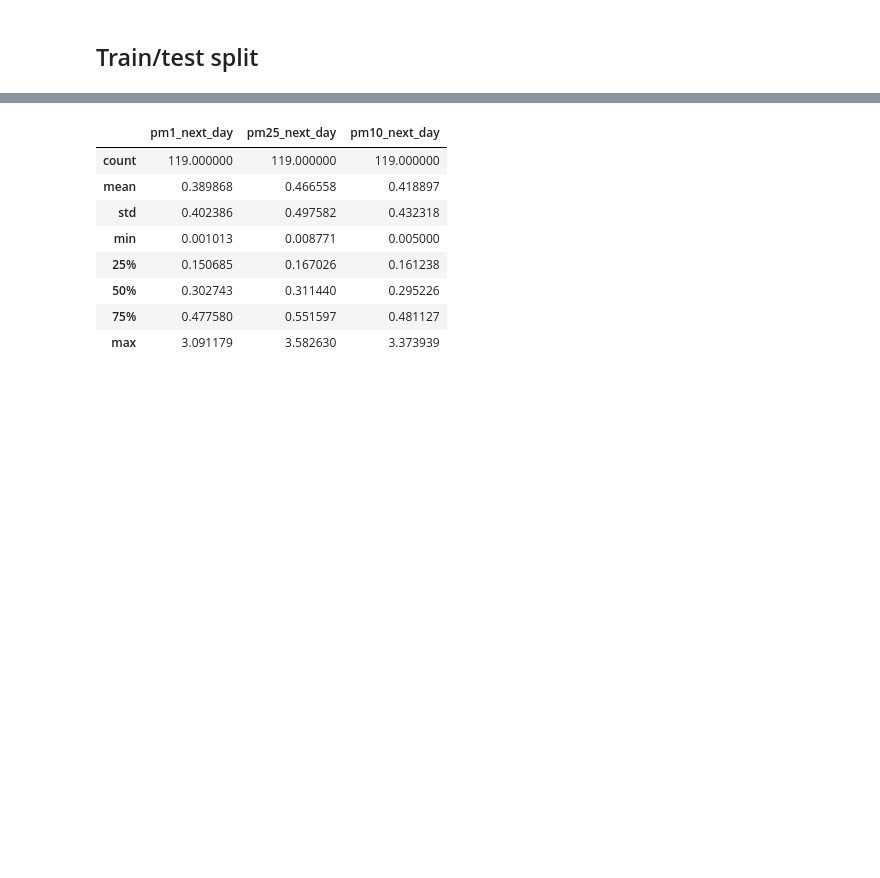
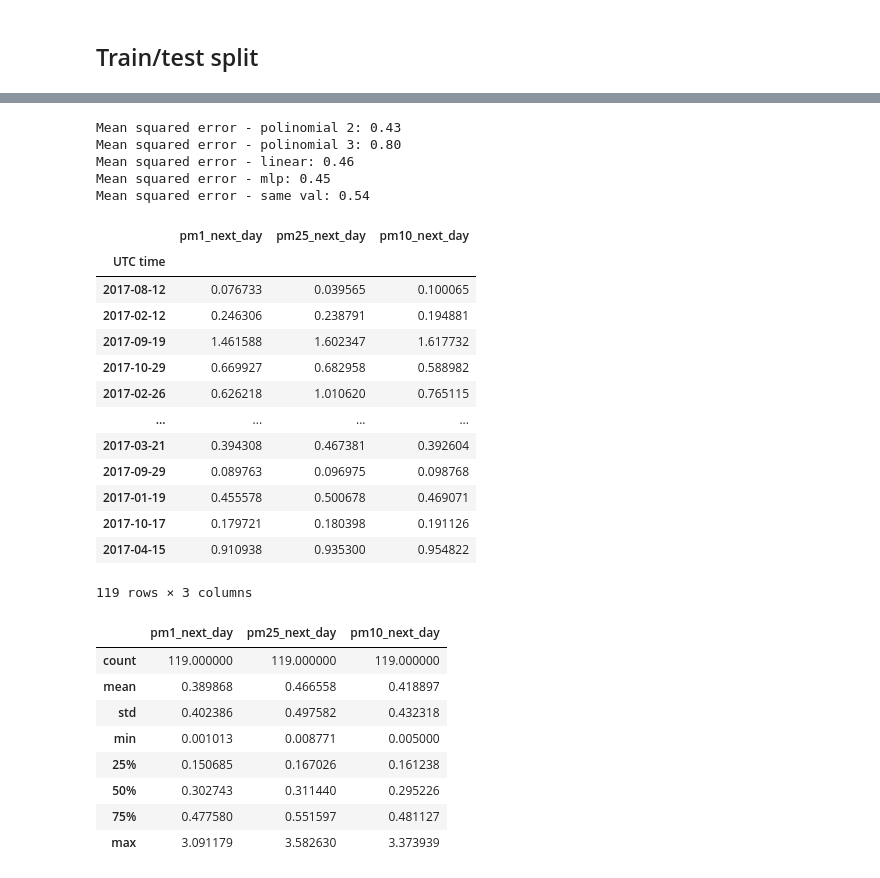
Before and after one commit to grzechup/mow2, a Jupyter notebook: sensor_212.ipynb, the cells around one changed output, grey strips where cells are left out. Drawn from its saved outputs; the diff is of its cells as text; code cells hidden in the pictures; blank space fills up the shorter version.

```diff
--- a/snsor_212.ipynb
+++ b/sensor_212.ipynb
@@ -124,5 +165,38 @@ Coefficient of determination: 0.60
+# %%
+print('Mean squared error - polinomial 2: %.2f' % mean_squared_error(y_test, y_pred_pol2))
+
+print('Mean squared error - polinomial 3: %.2f' % mean_squared_error(y_test, y_pred_pol3))
+
+print('Mean squared error - linear: %.2f' % mean_squared_error(y_test, y_pred_lin))
+
+print('Mean squared error - mlp: %.2f' % mean_squared_error(y_test, y_pred_mlp))
+
+print('Mean squared error - same val: %.2f' % mean_squared_error(y_test, y_pred_same_val))
+# %% [output]
+Mean squared error - polinomial 2: 0.43
+Mean squared error - polinomial 3: 0.80
+Mean squared error - linear: 0.46
+Mean squared error - mlp: 0.45
+Mean squared error - same val: 0.54
 # %%
 results = abs(y_test - y_pred) / y_test
+# %%
+results
+# %% [output]
+|  | pm1_next_day | pm25_next_day | pm10_next_day |
+| UTC time |  |  |  |
+| 2017-08-12 | 0.076733 | 0.039565 | 0.100065 |
+| 2017-02-12 | 0.246306 | 0.238791 | 0.194881 |
+| 2017-09-19 | 1.461588 | 1.602347 | 1.617732 |
+| 2017-10-29 | 0.669927 | 0.682958 | 0.588982 |
+| 2017-02-26 | 0.626218 | 1.010620 | 0.765115 |
+| ... | ... | ... | ... |
+| 2017-03-21 | 0.394308 | 0.467381 | 0.392604 |
+| 2017-09-29 | 0.089763 | 0.096975 | 0.098768 |
+| 2017-01-19 | 0.455578 | 0.500678 | 0.469071 |
+| 2017-10-17 | 0.179721 | 0.180398 | 0.191126 |
+| 2017-04-15 | 0.910938 | 0.935300 | 0.954822 |
+119 rows × 3 columns
 # %%
 results.describe()
 # %% [output]
```
Also changed, not shown: parts of 19 cells of this notebook, 1 other file.
